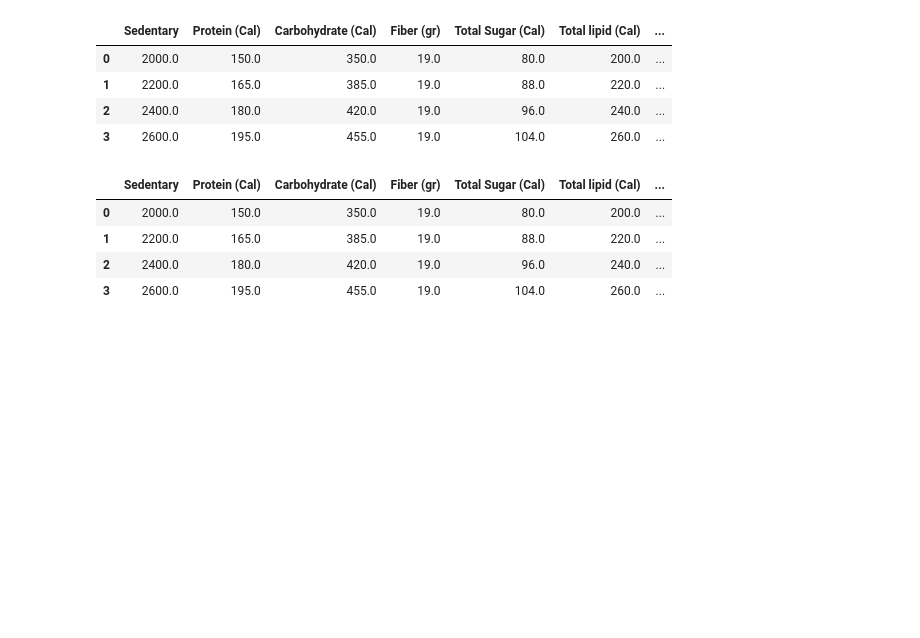
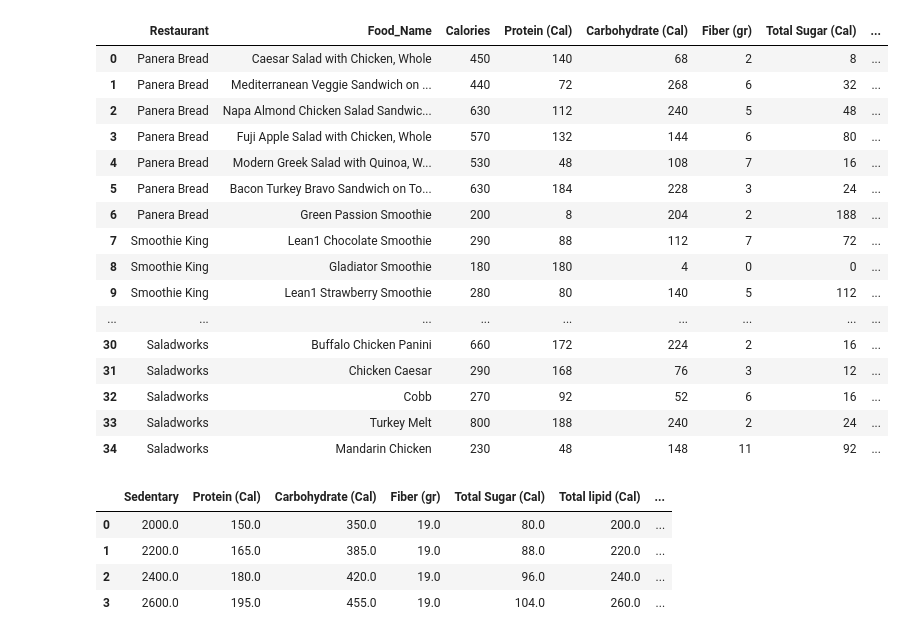
Before and after one commit to darrenluc93/Healthy-Restaurants, a Jupyter notebook: Jupyter Notebooks Data Analysis/Nutrients Data Analysis.ipynb, the cells around one changed output. Drawn from its saved outputs; the diff is of its cells as text; code cells hidden in the pictures; blank space fills up the shorter version.

```diff
--- a/Jupyter Notebooks Data Analysis/Nutrients Data Analysis.ipynb
+++ b/Jupyter Notebooks Data Analysis/Nutrients Data Analysis.ipynb
@@ -9,14 +9,26 @@ import pandas as pd
 %store -r femaleInfo
 
 %store -r foodFiltered_df
-# %%
-maleInfo[]
-# %% [output]
-|  | Sedentary | Protein (Cal) | Carbohydrate (Cal) | Fiber (gr) | Total Sugar (Cal) | Total lipid (Cal) | ... |
-| 0 | 2000.0 | 150.0 | 350.0 | 19.0 | 80.0 | 200.0 | ... |
-| 1 | 2200.0 | 165.0 | 385.0 | 19.0 | 88.0 | 220.0 | ... |
-| 2 | 2400.0 | 180.0 | 420.0 | 19.0 | 96.0 | 240.0 | ... |
-| 3 | 2600.0 | 195.0 | 455.0 | 19.0 | 104.0 | 260.0 | ... |
+# %%
+foodFiltered_df
+# %% [output]
+|  | Restaurant | Food_Name | Calories | Protein (Cal) | Carbohydrate (Cal) | Fiber (gr) | Total Sugar (Cal) | ... |
+| 0 | Panera Bread | Caesar Salad with Chicken, Whole | 450 | 140 | 68 | 2 | 8 | ... |
+| 1 | Panera Bread | Mediterranean Veggie Sandwich on ... | 440 | 72 | 268 | 6 | 32 | ... |
+| 2 | Panera Bread | Napa Almond Chicken Salad Sandwic... | 630 | 112 | 240 | 5 | 48 | ... |
+| 3 | Panera Bread | Fuji Apple Salad with Chicken, Whole | 570 | 132 | 144 | 6 | 80 | ... |
+| 4 | Panera Bread | Modern Greek Salad with Quinoa, W... | 530 | 48 | 108 | 7 | 16 | ... |
+| 5 | Panera Bread | Bacon Turkey Bravo Sandwich on To... | 630 | 184 | 228 | 3 | 24 | ... |
+| 6 | Panera Bread | Green Passion Smoothie | 200 | 8 | 204 | 2 | 188 | ... |
+| 7 | Smoothie King | Lean1 Chocolate Smoothie | 290 | 88 | 112 | 7 | 72 | ... |
+| 8 | Smoothie King | Gladiator Smoothie | 180 | 180 | 4 | 0 | 0 | ... |
+| 9 | Smoothie King | Lean1 Strawberry Smoothie | 280 | 80 | 140 | 5 | 112 | ... |
+| ... | ... | ... | ... | ... | ... | ... | ... | ... |
+| 30 | Saladworks | Buffalo Chicken Panini | 660 | 172 | 224 | 2 | 16 | ... |
+| 31 | Saladworks | Chicken Caesar | 290 | 168 | 76 | 3 | 12 | ... |
+| 32 | Saladworks | Cobb | 270 | 92 | 52 | 6 | 16 | ... |
+| 33 | Saladworks | Turkey Melt | 800 | 188 | 240 | 2 | 24 | ... |
+| 34 | Saladworks | Mandarin Chicken | 230 | 48 | 148 | 11 | 92 | ... |
 # %%
 #Males --------
 
```
Also changed, not shown: parts of 1 cell of this notebook, 2 other files.
